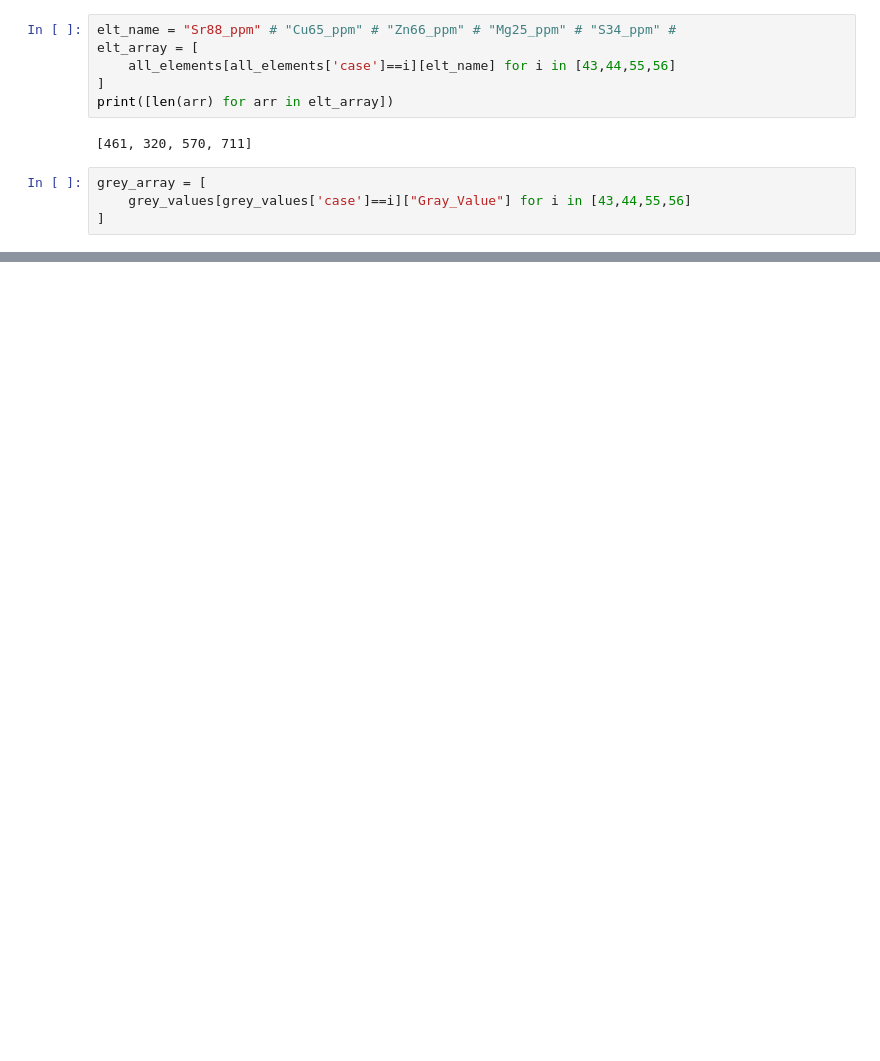
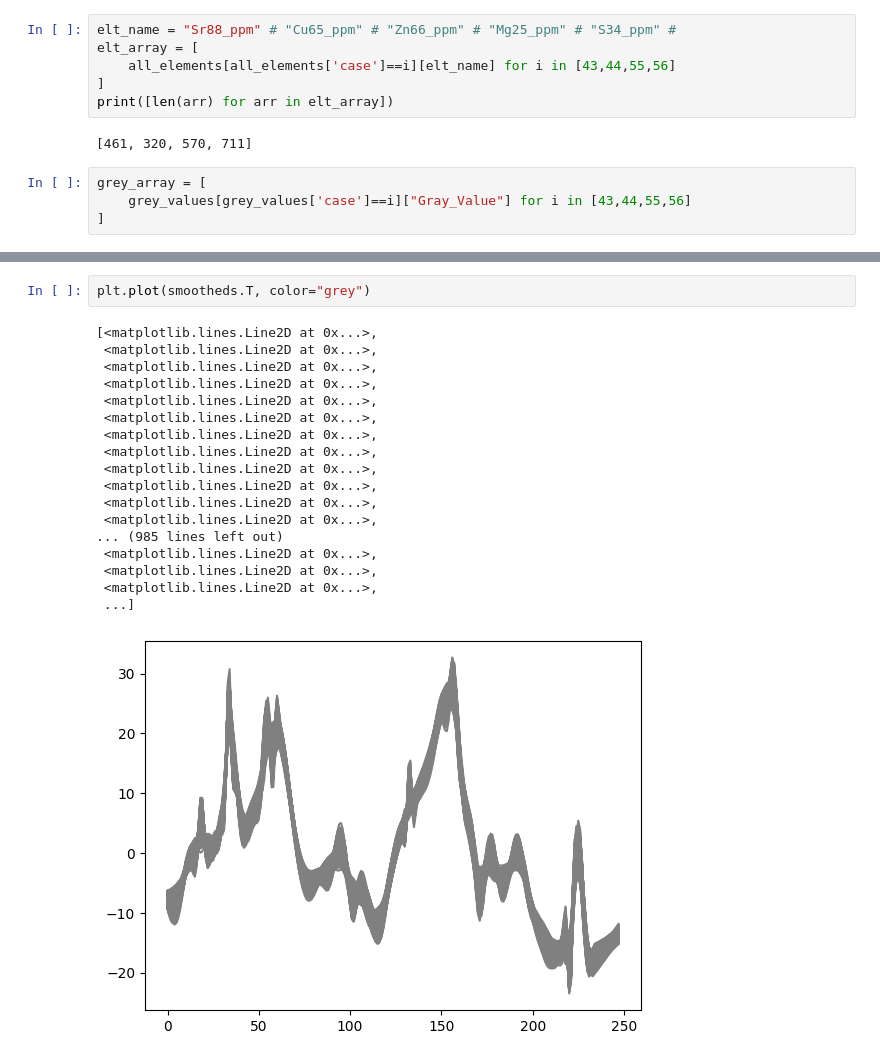
Before and after one commit to angus-lewis/SharkAgeEstimation, a Jupyter notebook: demo.ipynb, the cells around one changed output, grey strips where cells are left out. Drawn from its saved outputs; the diff is of its cells as text; blank space fills up the shorter version.

```diff
--- a/demo.ipynb
+++ b/demo.ipynb
@@ -109,0 +166,21 @@ for i in range(len(grey_array)):
+# %%
+plt.plot(smootheds.T, color="grey")
+# %% [output]
+[<matplotlib.lines.Line2D at 0x...>,
+ <matplotlib.lines.Line2D at 0x...>,
+ <matplotlib.lines.Line2D at 0x...>,
+ <matplotlib.lines.Line2D at 0x...>,
+ <matplotlib.lines.Line2D at 0x...>,
+ <matplotlib.lines.Line2D at 0x...>,
+ <matplotlib.lines.Line2D at 0x...>,
+ <matplotlib.lines.Line2D at 0x...>,
+ <matplotlib.lines.Line2D at 0x...>,
+ <matplotlib.lines.Line2D at 0x...>,
+ <matplotlib.lines.Line2D at 0x...>,
+ <matplotlib.lines.Line2D at 0x...>,
+... (985 lines left out)
+ <matplotlib.lines.Line2D at 0x...>,
+ <matplotlib.lines.Line2D at 0x...>,
+ <matplotlib.lines.Line2D at 0x...>,
+ ...]
+[figure, added]
```
Also changed, not shown: parts of 11 cells of this notebook, 3 other files.
